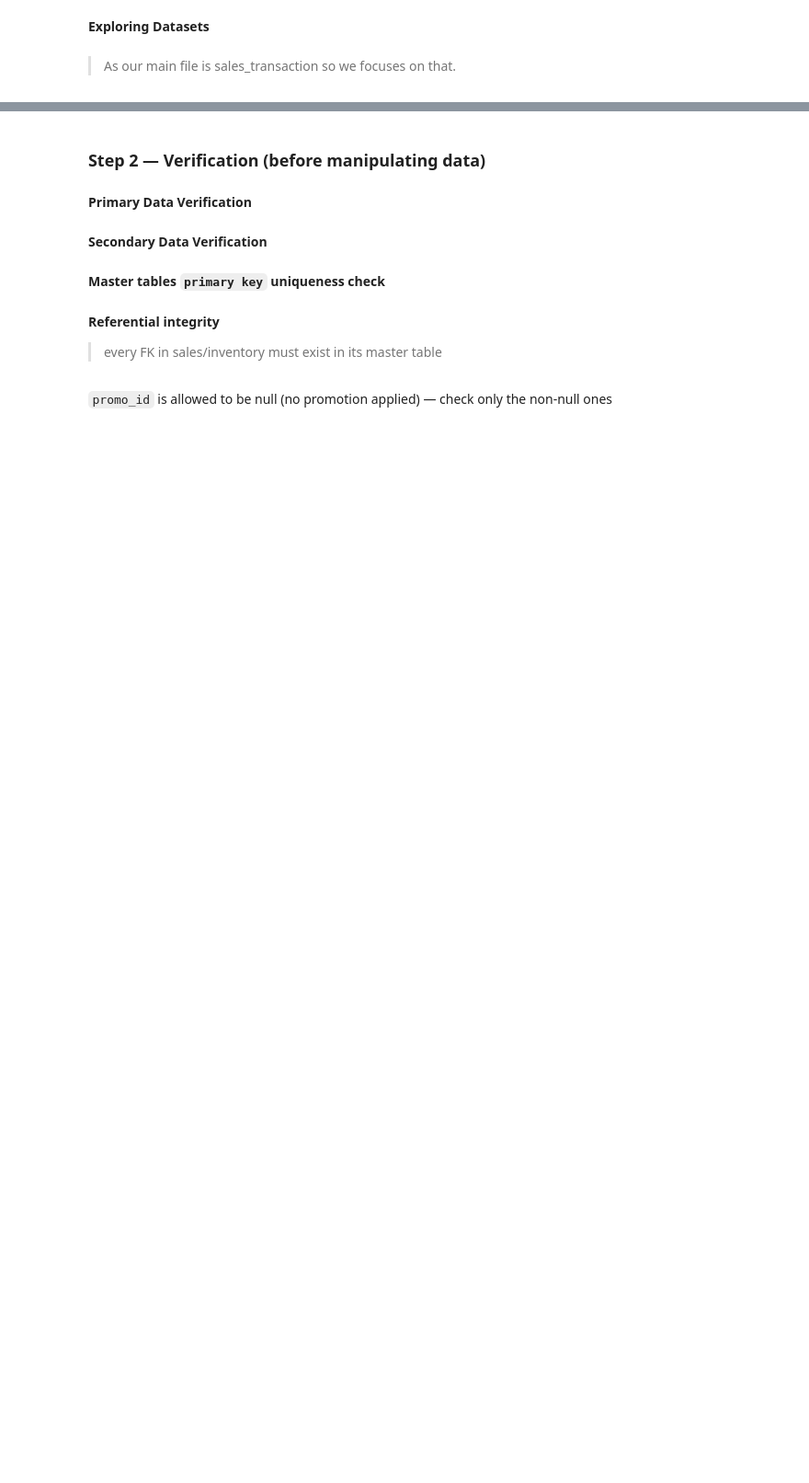
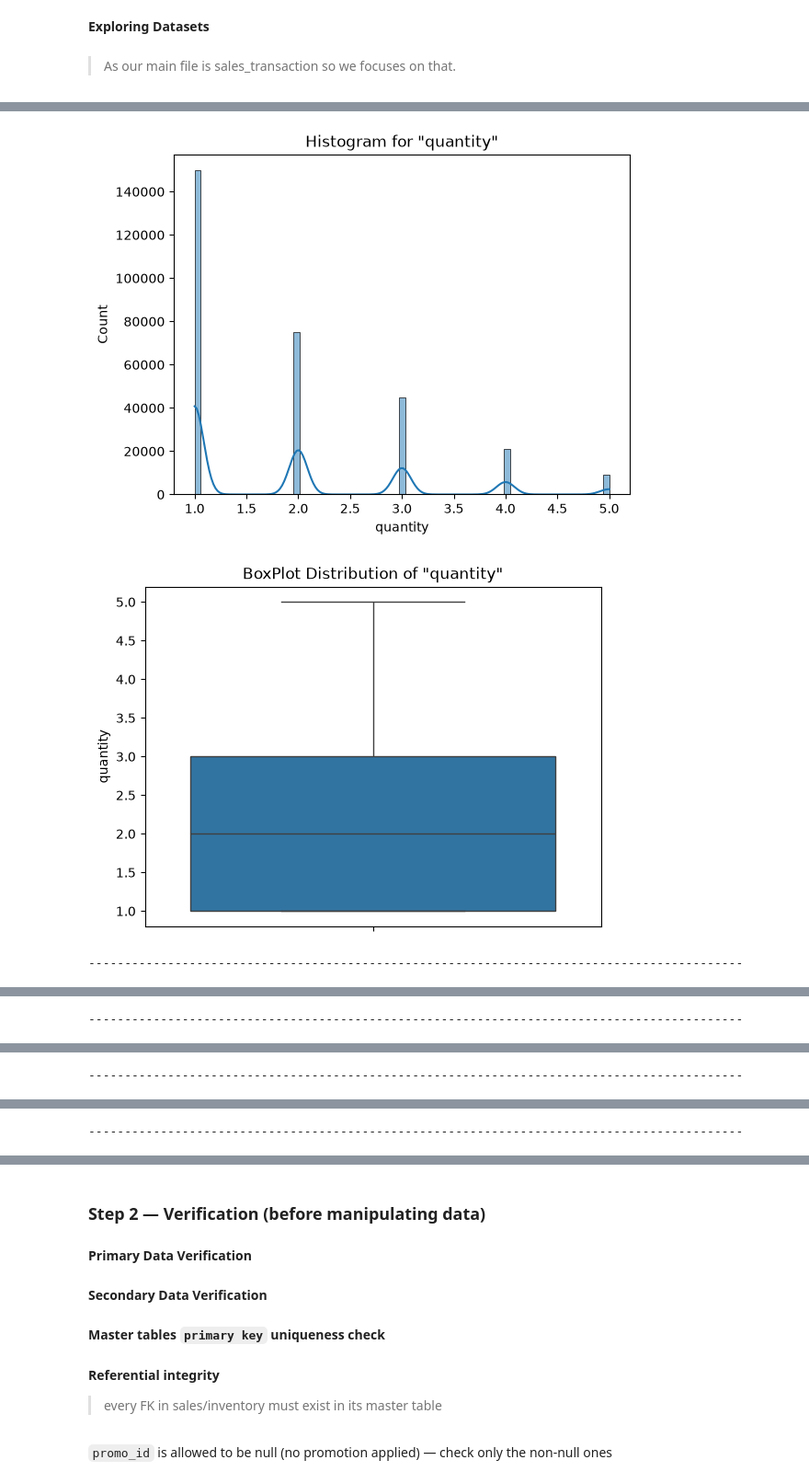
Before and after one commit to Rayyan-DevSpace/Zidio-Data-Science-Analytics-Internship, a Jupyter notebook: 03_Feature_Engineering.ipynb, the cells around one changed output, grey strips where cells are left out. Shown at 92% size. Saved outputs shown, nothing was run; the diff lists cells and outputs as text; code cells hidden in the pictures; blank space fills up the shorter version.

```diff
--- a/03_Feature_Engineering.ipynb
+++ b/03_Feature_Engineering.ipynb
@@ -206,16 +394,18 @@ columns = ['quantity', 'unit_price', 'total_value', 'discount_pct']
 # %%
 for col in columns:
     # 1. Histogram
     sns.histplot(data=df_sales, x=col,kde=True)
     plt.title(f"Histogram for \"{col}\"")
     plt.show()
 
     # 2. Boxplot
     sns.boxplot(data=df_sales, y=col)
     # plt.yscale("log")
     plt.title(f"BoxPlot Distribution of \"{col}\"")
     plt.show()
 
-    print(
-        "-------------------------------------------------------------------------------------------"
-    )
+    print( "-------------------------------------------------------------------------------------------" )
+# %% [output]
+[figure, added]
+[figure, added]
+-------------------------------------------------------------------------------------------
@@ -221,0 +414 @@ for col in columns:
+-------------------------------------------------------------------------------------------
@@ -221,0 +417 @@ for col in columns:
+-------------------------------------------------------------------------------------------
@@ -221,0 +420 @@ for col in columns:
+-------------------------------------------------------------------------------------------
```
Also changed, not shown: parts of 8 cells of this notebook, 1 other file.
